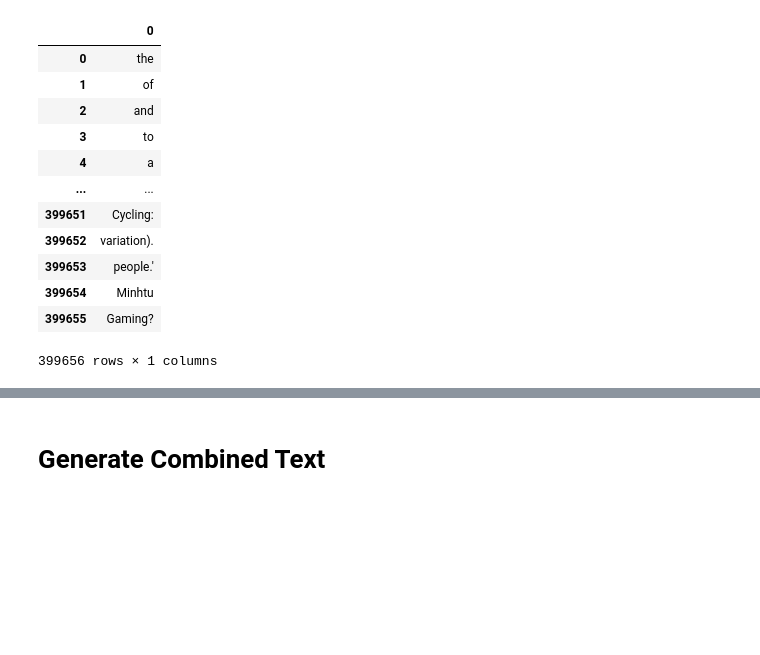
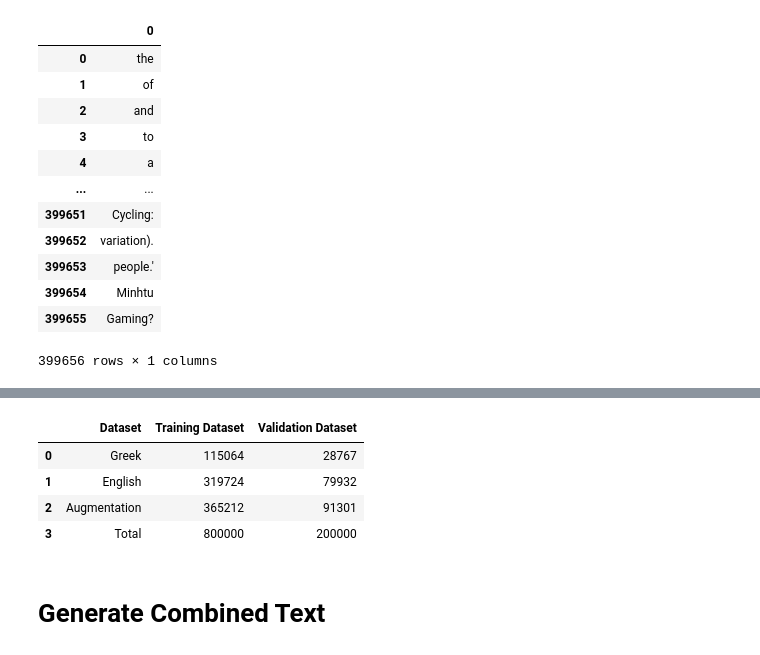
Before and after one commit to jaihuayen/Color_OCR_image_generator, a Jupyter notebook: corpus_generator/Generate_Dataset.ipynb, the cells around one changed output, grey strips where cells are left out. Saved outputs shown, nothing was run; the diff lists cells and outputs as text; code cells hidden in the pictures; blank space fills up the shorter version.

Commit message:
add backgrounds and data summary tools

```diff
--- a/corpus_generator/Generate_Dataset.ipynb
+++ b/corpus_generator/Generate_Dataset.ipynb
@@ -146,12 +175,15 @@ remove_list = []
 
 for i, txt in enumerate(eng_corpus[0]):
     try:
-        for j in txt:
-            if j in dict_list:
-                pass
-            else:
-                remove_list.append(i)
-                continue
+        if len(txt) > 25:
+            remove_list.append(i)
+        else:
+            for j in txt:
+                if j in dict_list:
+                    pass
+                else:
+                    remove_list.append(i)
+                    continue
     except:
         remove_list.append(i)
 # %%
@@ -172,3 +204,7 @@ eng_corpus_avalible
 | 399654 | Minhtu |
 | 399655 | Gaming? |
 399656 rows × 1 columns
+# %%
+eng_train, eng_valid = train_test_split(eng_corpus_avalible, train_size=0.8)
+eng_train = eng_train.reset_index(drop=True)
+eng_valid = eng_valid.reset_index(drop=True)
@@ -175,3 +231,24 @@ eng_corpus_avalible
+# %%
+training_target_size = 800000
+validation_target_size = 200000
+# %%
+training_aug_size = training_target_size - greek_train.shape[0] - eng_train.shape[0]
+validation_aug_size = validation_target_size - greek_valid.shape[0] - eng_valid.shape[0]
+# %%
+dataset_summary = pd.DataFrame(
+    {
+        "Dataset": ["Greek", "English", "Augmentation", "Total"],
+        "Training Dataset": [greek_train.shape[0], eng_train.shape[0], training_aug_size, training_target_size],
+        "Validation Dataset": [greek_valid.shape[0], eng_valid.shape[0], validation_aug_size, validation_target_size],
+    }
+)
+dataset_summary
+# %% [output]
+|  | Dataset | Training Dataset | Validation Dataset |
+| 0 | Greek | 115064 | 28767 |
+| 1 | English | 319724 | 79932 |
+| 2 | Augmentation | 365212 | 91301 |
+| 3 | Total | 800000 | 200000 |
 # %% [markdown]
 # Generate Combined Text
 # %%
```
Also changed, not shown: parts of 14 cells of this notebook, 13 other files.
